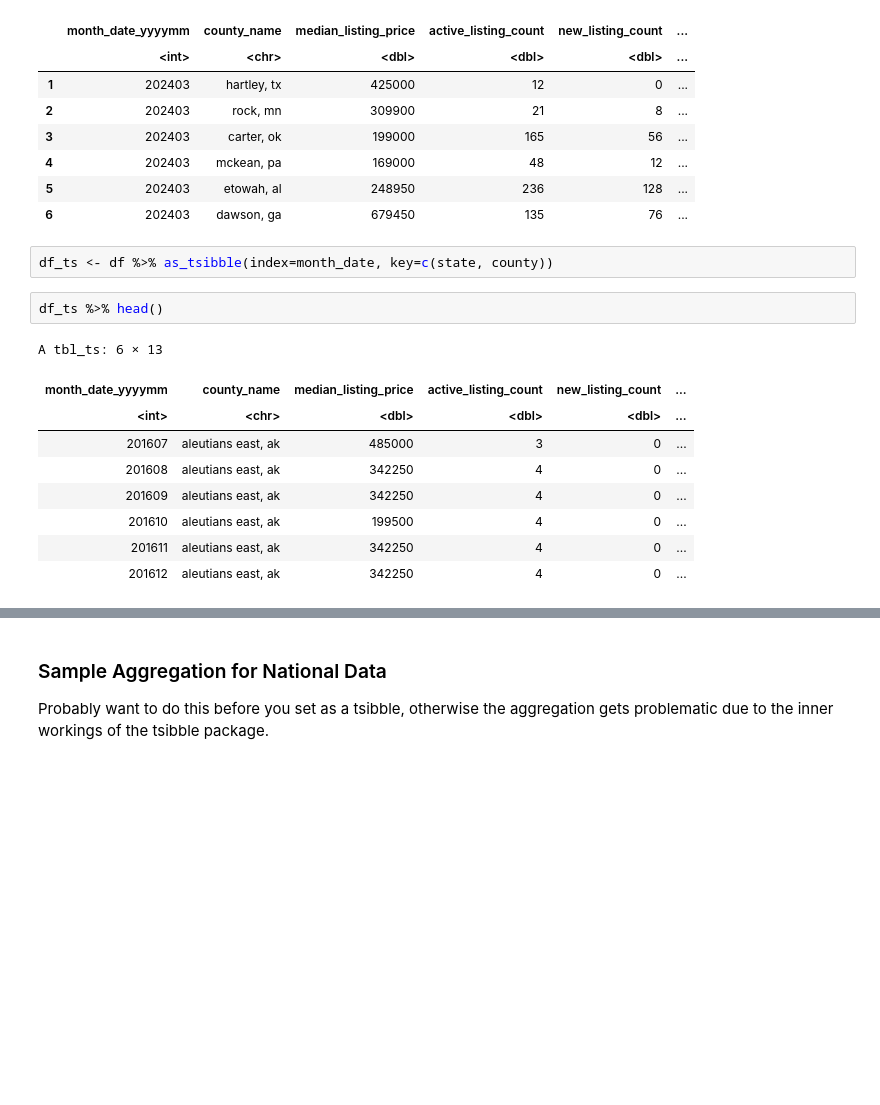
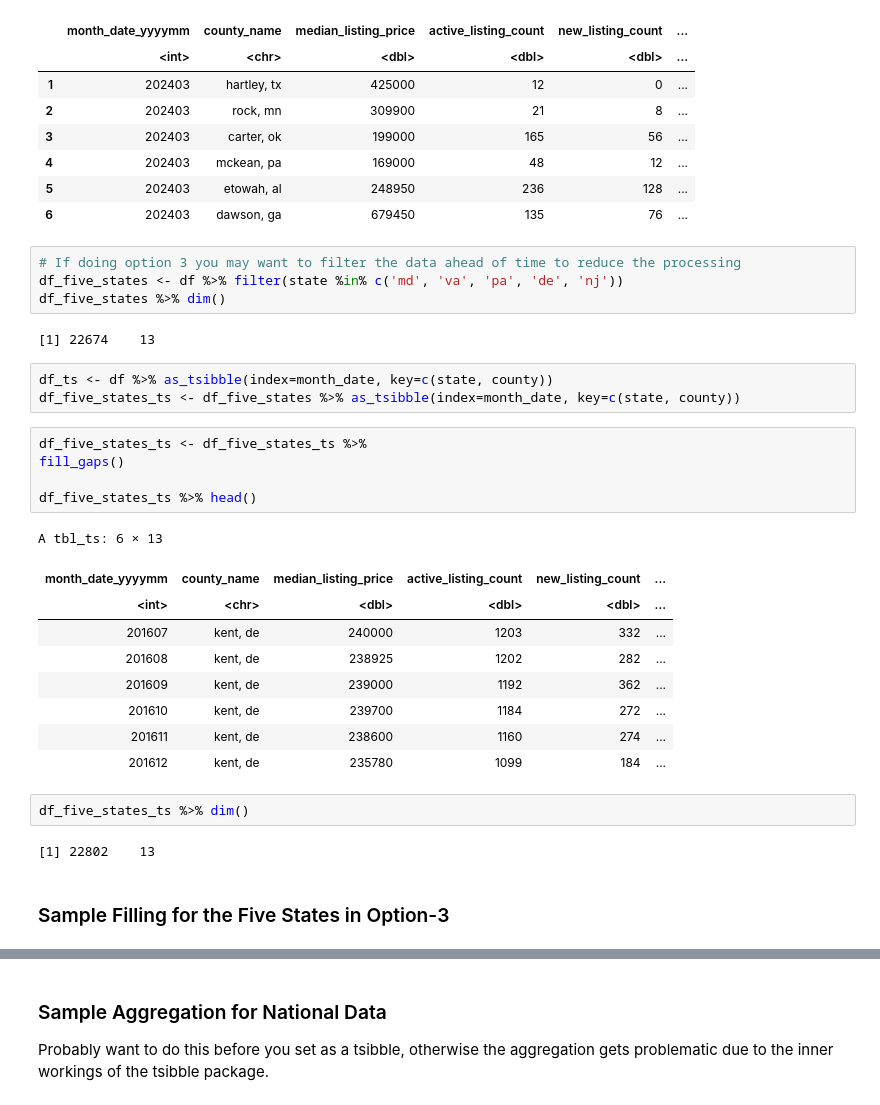
Before and after one commit to appliedecon/Time-Series-and-Forecasting, a Jupyter notebook: assignments/final/import housing.ipynb, the cells around one changed output, grey strips where cells are left out. Drawn from its saved outputs; the diff is of its cells as text; blank space fills up the shorter version.

```diff
--- a/assignments/final/import housing.ipynb
+++ b/assignments/final/import housing.ipynb
@@ -62,17 +29,33 @@ A data.frame: 6 × 13
 | 4 | 202403 | mckean, pa | 169000 | 48 | 12 | ... |
 | 5 | 202403 | etowah, al | 248950 | 236 | 128 | ... |
 | 6 | 202403 | dawson, ga | 679450 | 135 | 76 | ... |
+# %%
+# If doing option 3 you may want to filter the data ahead of time to reduce the processing
+df_five_states <- df %>% filter(state %in% c('md', 'va', 'pa', 'de', 'nj'))
+df_five_states %>% dim()
+# %% [output]
+[1] 22674    13
 # %%
 df_ts <- df %>% as_tsibble(index=month_date, key=c(state, county))
+df_five_states_ts <- df_five_states %>% as_tsibble(index=month_date, key=c(state, county))
-# %%
-df_ts %>% head()
-# %% [output]
-A tbl_ts: 6 × 13
-| month_date_yyyymm | county_name | median_listing_price | active_listing_count | new_listing_count | ... |
-| <int> | <chr> | <dbl> | <dbl> | <dbl> | ... |
-| 201607 | aleutians east, ak | 485000 | 3 | 0 | ... |
-| 201608 | aleutians east, ak | 342250 | 4 | 0 | ... |
-| 201609 | aleutians east, ak | 342250 | 4 | 0 | ... |
-| 201610 | aleutians east, ak | 199500 | 4 | 0 | ... |
-| 201611 | aleutians east, ak | 342250 | 4 | 0 | ... |
-| 201612 | aleutians east, ak | 342250 | 4 | 0 | ... |
+# %%
+df_five_states_ts <- df_five_states_ts %>%
+fill_gaps()
+
+df_five_states_ts %>% head()
+# %% [output]
+A tbl_ts: 6 × 13
+| month_date_yyyymm | county_name | median_listing_price | active_listing_count | new_listing_count | ... |
+| <int> | <chr> | <dbl> | <dbl> | <dbl> | ... |
+| 201607 | kent, de | 240000 | 1203 | 332 | ... |
+| 201608 | kent, de | 238925 | 1202 | 282 | ... |
+| 201609 | kent, de | 239000 | 1192 | 362 | ... |
+| 201610 | kent, de | 239700 | 1184 | 272 | ... |
+| 201611 | kent, de | 238600 | 1160 | 274 | ... |
+| 201612 | kent, de | 235780 | 1099 | 184 | ... |
+# %%
+df_five_states_ts %>% dim()
+# %% [output]
+[1] 22802    13
+# %% [markdown]
+### Sample Filling for the Five States in Option-3
```
Also changed, not shown: parts of 5 cells of this notebook, 1 other file.
